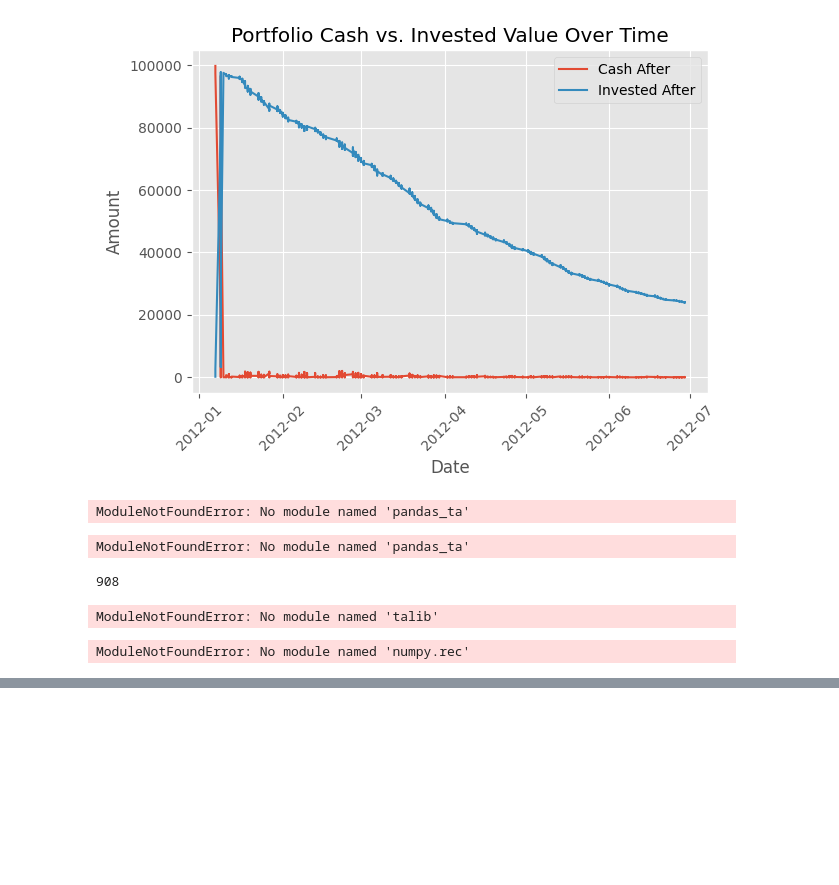
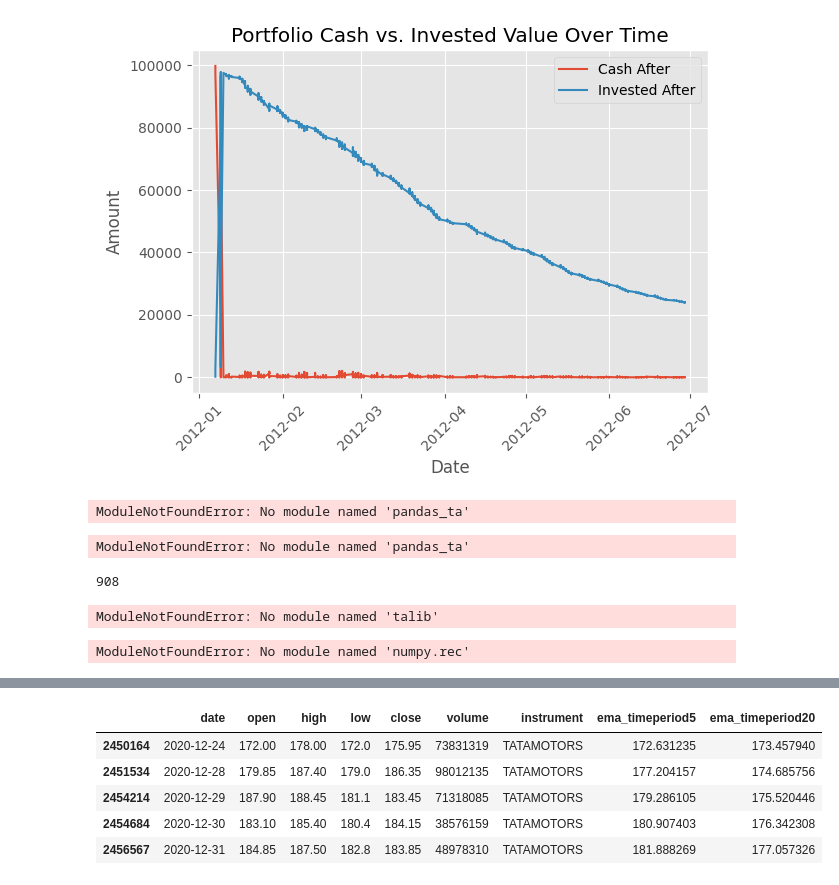
Before and after one commit to theaftaab/TradeReplay, a Jupyter notebook: Playground.ipynb, the cells around one changed output, grey strips where cells are left out. Drawn from its saved outputs; the diff is of its cells as text; code cells hidden in the pictures; blank space fills up the shorter version.

```diff
--- a/Playground.ipynb
+++ b/Playground.ipynb
@@ -202,0 +237,9 @@ import talib as ta
+# %%
+final_df[final_df['instrument'] == "TATAMOTORS"].tail()
+# %% [output]
+|  | date | open | high | low | close | volume | instrument | ema_timeperiod5 | ema_timeperiod20 |
+| 2450164 | 2020-12-24 | 172.00 | 178.00 | 172.0 | 175.95 | 73831319 | TATAMOTORS | 172.631235 | 173.457940 |
+| 2451534 | 2020-12-28 | 179.85 | 187.40 | 179.0 | 186.35 | 98012135 | TATAMOTORS | 177.204157 | 174.685756 |
+| 2454214 | 2020-12-29 | 187.90 | 188.45 | 181.1 | 183.45 | 71318085 | TATAMOTORS | 179.286105 | 175.520446 |
+| 2454684 | 2020-12-30 | 183.10 | 185.40 | 180.4 | 184.15 | 38576159 | TATAMOTORS | 180.907403 | 176.342308 |
+| 2456567 | 2020-12-31 | 184.85 | 187.50 | 182.8 | 183.85 | 48978310 | TATAMOTORS | 181.888269 | 177.057326 |
```
Also changed, not shown: parts of 5 cells of this notebook, 7 other files.
